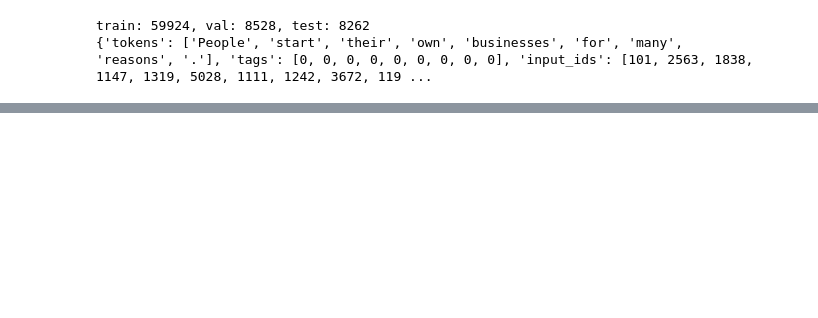
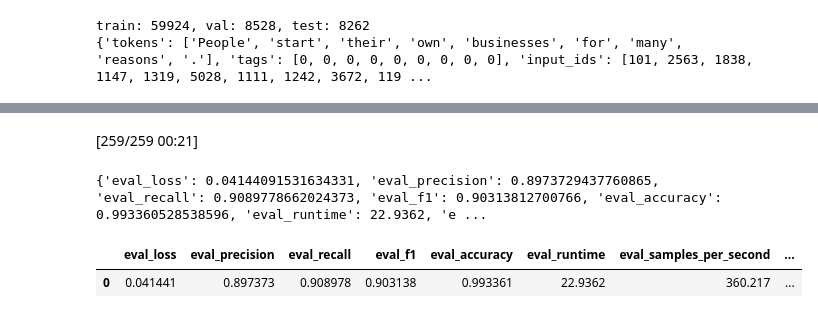
Before and after one commit to YuvchenkoMariana/ner-anonymization, a Jupyter notebook: notebooks/02-training.ipynb, the cells around one changed output, grey strips where cells are left out. Saved outputs shown, nothing was run; the diff lists cells and outputs as text; code cells hidden in the pictures; blank space fills up the shorter version.

```diff
--- a/notebooks/02-training.ipynb
+++ b/notebooks/02-training.ipynb
@@ -200,0 +288,13 @@ TrainOutput(global_step=1873, training_loss=0.06994874427742456, metrics={'train
+# %%
+test_results = trainer.evaluate(eval_dataset=test_ds)
+print(test_results)
+# %% [output]
+[259/259 00:21]
+{'eval_loss': 0.04144091531634331, 'eval_precision': 0.8973729437760865, 'eval_recall': 0.9089778662024373, 'eval_f1': 0.90313812700766, 'eval_accuracy': 0.993360528538596, 'eval_runtime': 22.9362, 'e ...
+# %%
+import pandas as pd
+
+pd.DataFrame([test_results])
+# %% [output]
+|  | eval_loss | eval_precision | eval_recall | eval_f1 | eval_accuracy | eval_runtime | eval_samples_per_second | ... |
+| 0 | 0.041441 | 0.897373 | 0.908978 | 0.903138 | 0.993361 | 22.9362 | 360.217 | ... |
```
Also changed, not shown: parts of 8 cells of this notebook, 1 other file.
